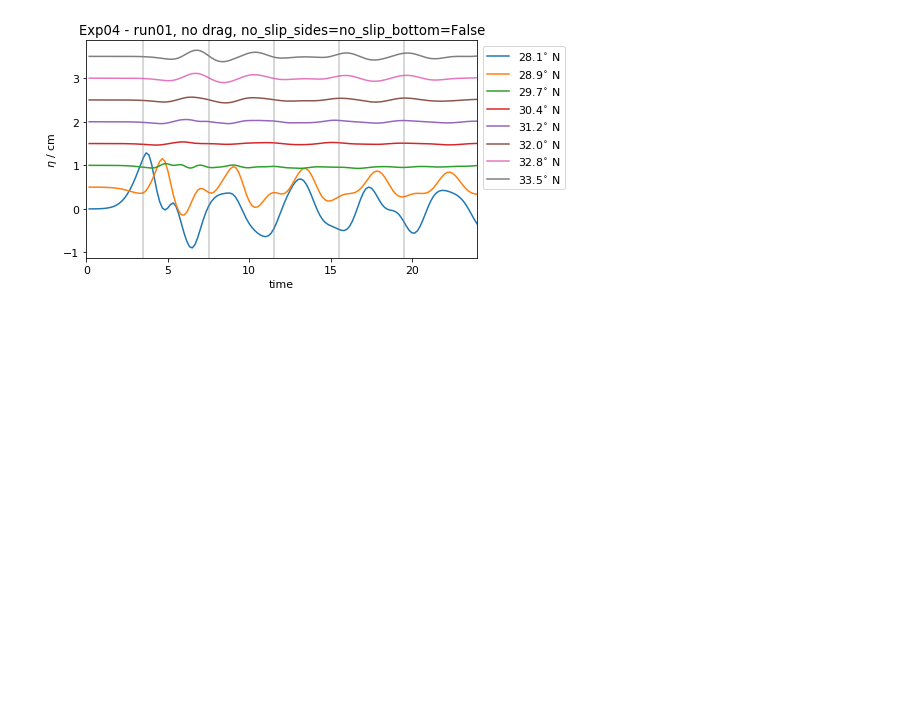
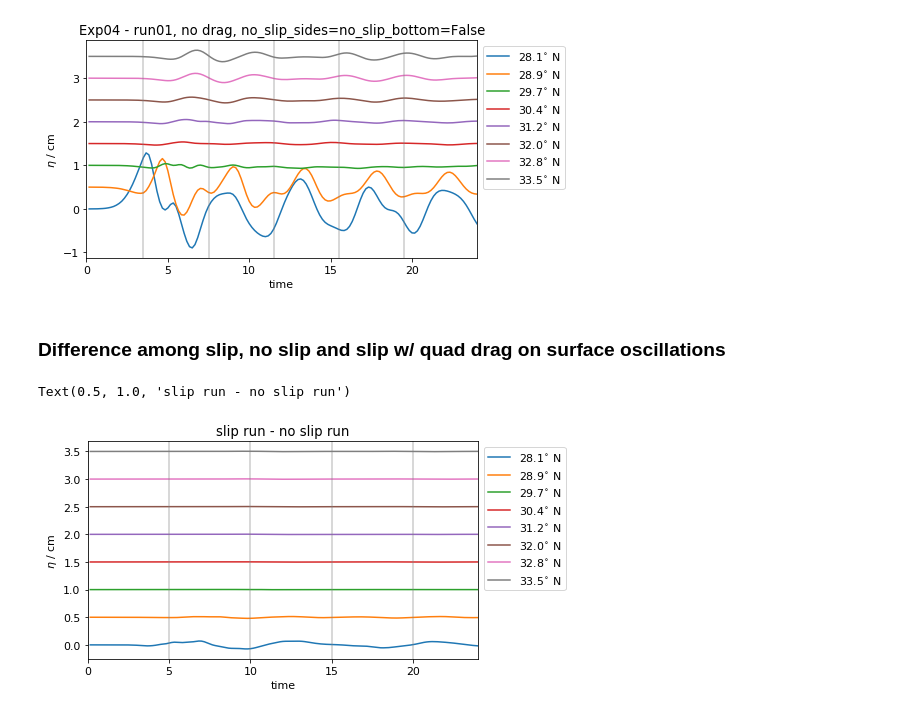
Before and after one commit to anakarinarm/notebooks_SVB, a Jupyter notebook: MITgcm/04_320x456x100/01_base_no_drag.ipynb, the cells around one changed output. Drawn from its saved outputs; the diff is of its cells as text; code cells hidden in the pictures; blank space fills up the shorter version.

```diff
--- a/MITgcm/04_320x456x100/01_base_no_drag.ipynb
+++ b/MITgcm/04_320x456x100/01_base_no_drag.ipynb
@@ -304,3 +304,49 @@ ax1.set_title('Exp04 - run01, no drag, no_slip_sides=no_slip_bottom=False')
 6.833333333333333 0.001407940120508283
 Text(0.5, 1.0, 'Exp04 - run01, no drag, no_slip_sides=no_slip_bottom=False')
 [figure]
+# %% [markdown]
+### Difference among slip, no slip and slip w/ quad drag on surface oscillations
+# %%
+eta_file2 = '/Volumes/KYUUBI/SVB/04_320x456x100/02_w_drag/etaGlob.nc'
+eta_file3 = '/Volumes/KYUUBI/SVB/04_320x456x100/03_no_slip/etaGlob.nc'
+
+with Dataset(eta_file2, 'r') as nbl:
+    etab1 = nbl.variables['ETAN'][:,:,lat_ind1,-12]
+    etab2 = nbl.variables['ETAN'][:,:,lat_ind2,-30]
+    etab3 = nbl.variables['ETAN'][:,:,lat_ind2+50,-104]
+    etab4 = nbl.variables['ETAN'][:,:,lat_ind2+100,-139]
+    etab5 = nbl.variables['ETAN'][:,:,lat_ind2+150,-154]
+    etab6 = nbl.variables['ETAN'][:,:,lat_ind2+200,-190]
+    etab7 = nbl.variables['ETAN'][:,:,lat_ind2+250,-211]
+    etab8 = nbl.variables['ETAN'][:,:,lat_ind2+300,-251]
+
+with Dataset(eta_file3, 'r') as nbl:
+    etac1 = nbl.variables['ETAN'][:,:,lat_ind1,-12]
+    etac2 = nbl.variables['ETAN'][:,:,lat_ind2,-30]
+    etac3 = nbl.variables['ETAN'][:,:,lat_ind2+50,-104]
+    etac4 = nbl.variables['ETAN'][:,:,lat_ind2+100,-139]
+    etac5 = nbl.variables['ETAN'][:,:,lat_ind2+150,-154]
+    etac6 = nbl.variables['ETAN'][:,:,lat_ind2+200,-190]
+    etac7 = nbl.variables['ETAN'][:,:,lat_ind2+250,-211]
+    etac8 = nbl.variables['ETAN'][:,:,lat_ind2+300,-251]
+
+etas = [eta1,eta2,eta3,eta4,eta5,eta6,eta7,eta8]
+etasb = [etab1,etab2,etab3,etab4,etab5,etab6,etab7,etab8]
+etasc = [etac1,etac2,etac3,etac4,etac5,etac6,etac7,etac8]
+# %%
+## Run 01 - Run 02
+fig, (ax1) = plt.subplots(1,1, figsize=(7,4), sharey=True,sharex=True)
+
+for eta, etab, ind, off in zip(etas, etasb, inds, range(len(etas))):
+    ax1.plot(time/3600,(0.5*off)+(eta-etab)*100, label=r'%1.1f$^{\circ}$ N' %lat[ind])
+
+for ii in range(5):
+    ax1.axvline((5.*ii), color='0.5', alpha=0.4)
+ax1.set_ylabel('$\eta$ / cm')
+ax1.set_xlabel('time')
+ax1.set_xlim(0,24)
+ax1.legend(bbox_to_anchor=(1,1))
+ax1.set_title('slip run - no slip run')
+# %% [output]
+Text(0.5, 1.0, 'slip run - no slip run')
+[figure, added]
```
Also changed, not shown: parts of 2 cells of this notebook, 5 other files.
